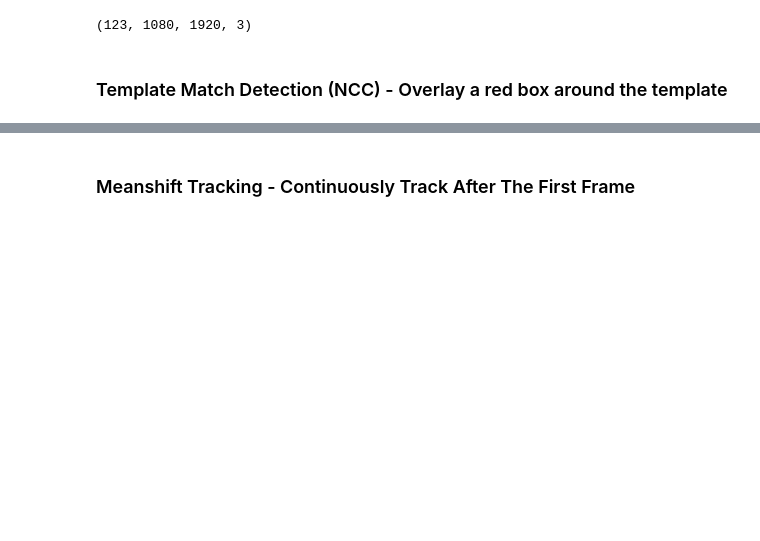
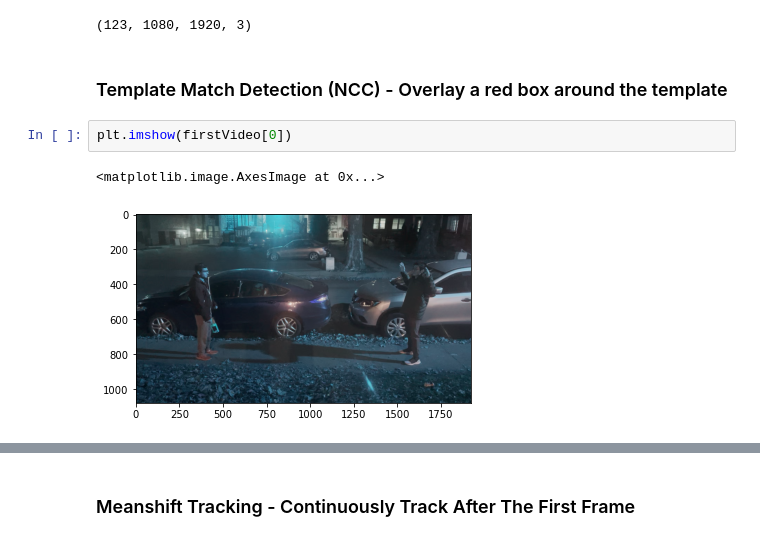
Before and after one commit to ksiva14/Threat_Detection, a Jupyter notebook: detection.ipynb, the cells around one changed output, grey strips where cells are left out. Drawn from its saved outputs; the diff is of its cells as text; blank space fills up the shorter version.

```diff
--- a/detection.ipynb
+++ b/detection.ipynb
@@ -250,3 +284,8 @@ print(firstVideo.shape)
 (123, 1080, 1920, 3)
 # %% [markdown]
 ### Template Match Detection (NCC) - Overlay a red box around the template
+# %%
+plt.imshow(firstVideo[0])
+# %% [output]
+<matplotlib.image.AxesImage at 0x...>
+[figure, added]
```
Also changed, not shown: parts of 23 cells of this notebook, 8 other files.
